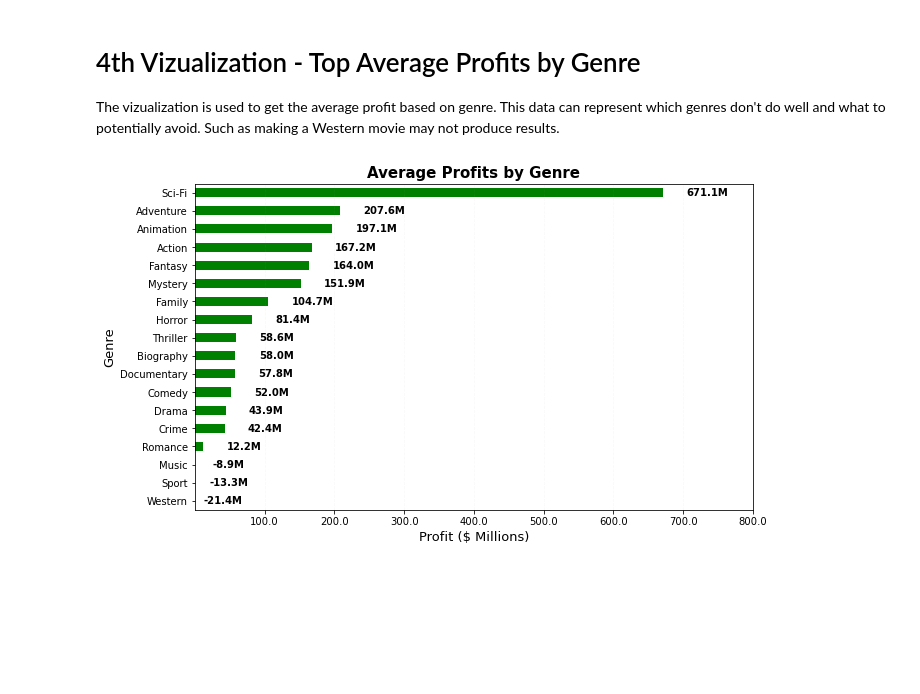
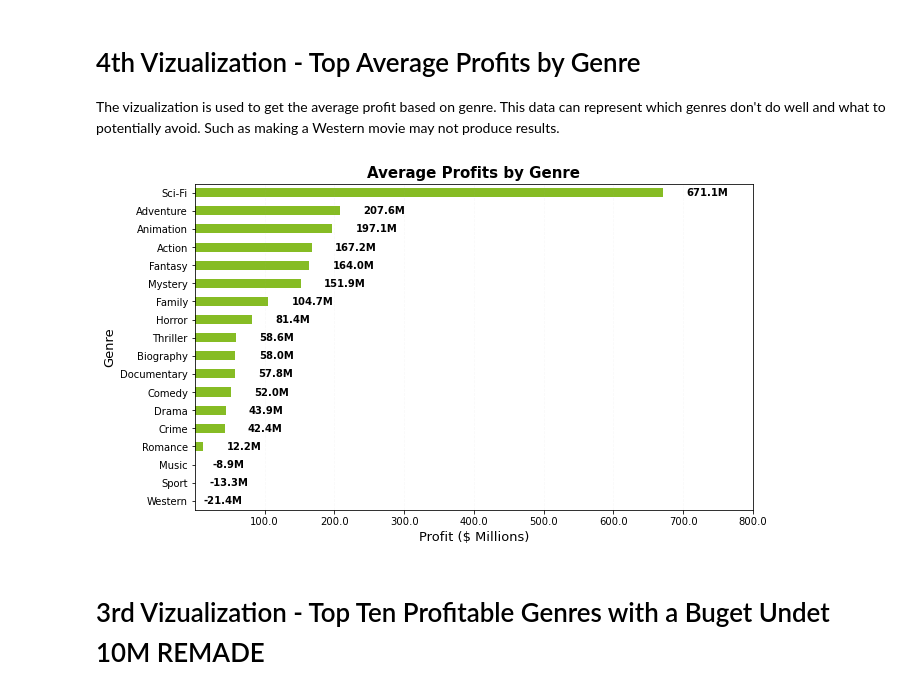
Before and after one commit to cupake01/ai_academy_capstone_project_group4, a Jupyter notebook: notebooks/folder-brian_gorbea/BrianG_Final.ipynb, the cells around one changed output. Drawn from its saved outputs; the diff is of its cells as text; code cells hidden in the pictures; blank space fills up the shorter version.

```diff
--- a/notebooks/folder-brian_gorbea/BrianG_Final.ipynb
+++ b/notebooks/folder-brian_gorbea/BrianG_Final.ipynb
@@ -79,26 +79,28 @@ topTen_rev['profit'] = topTen_rev['profit']/1000000
 # %% [markdown]
 # This is the end of the major data collection
 The base data has been sorted.
+# %%
+def format_values(value):
+    if value >= 1000000000: # Billions
+        return f"{value / 1000000000:.1f}B"
+    elif value >= 1000000: # Millions
+        return f"{value / 1000000:.1f}M"
+    elif value < 0 and abs(value) >= 1000000: # Negative Millions
+        return f"{value / 1000000:.1f}M"
+    elif 1000 <= value /100000: # Thoudsands
+            return f"{value / 1000:.1f}K"
+    else:
+        return str(value)
 # %%
-def format_values(value):
+def format_values_x(value):
     if value >= 1000000000: # Billions
-        return f"{value / 1000000000:.1f}B"
-    elif value >= 10000000: # Millions
-        return f"{value / 1000000:.1f}M"
+        return f"{value / 1000000000:.1f}"
+    elif value >= 1000000: # Millions
+        return f"{value / 1000000:.1f}"
     elif value <0 and abs(value) >= 1000000: # Negative Millions
-        return f"{value / 1000000:.1f}M"
+        return f"{value / 1000000:.1f}"
     else:
         return str(value)
-# %%
-def format_values_x(value):
-    if value >= 1000000000: # Billions
-        return f"{value / 1000000000:.1f}"
-    elif value >= 10000000: # Millions
-        return f"{value / 1000000:.1f}"
-    elif value <0 and abs(value) >= 1000000: # Negative Millions
-        return f"{value / 1000000:.1f}"
-    else:
-        return str(value)
 # %% [markdown]
 # 1st Vizualization - Top Ten Most Profitable Movies
 This vizualization is showing the top ten most profititable movies released. The data here is used to get an understanding on which movies did well and to research what they did to replicate the success.
@@ -204,22 +206,24 @@ The vizualization is used to get the average profit based on genre. This data ca
 # %%
 #Plotting
 fig, ax = plt.subplots(figsize=(10,6))
-profgenre_grouped.plot(kind='barh',color='green', ax=ax)
+profgenre_grouped.plot(kind='barh',color='#86BC24', ax=ax)
 
 #Title and labels
 ax.set_title('Average Profits by Genre', fontweight='bold', fontsize=15)
 ax.set_xticks(ax.get_xticks())
 ax.set_xticklabels([format_values_x(x) for x in ax.get_xticks()])
 ax.set_xlabel('Profit ($ Millions)', fontsize=13)
 ax.set_ylabel('Genre', fontsize=13)
 ax.grid(axis='x', linestyle='--', alpha = 0.07)
 ax.set_xlim(1, ax.get_xlim()[1])
 
 
 for index, value in enumerate(profgenre_grouped):
     ax.text(value + (0.05 * max(profgenre_grouped)), index,format_values(value), va = 'center', color = 'black', fontweight='bold')
 
 plt.tight_layout
 plt.show()
 # %% [output]
-[figure, old version]
+[figure, new version]
+# %% [markdown]
+# 3rd Vizualization - Top Ten Profitable Genres with a Buget Undet 10M REMADE
```
Also changed, not shown: parts of 7 cells of this notebook.
